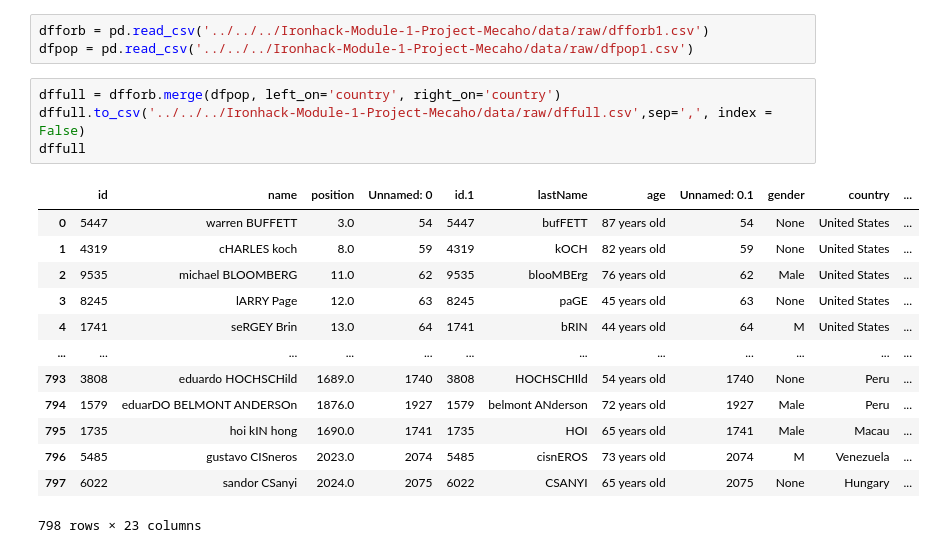
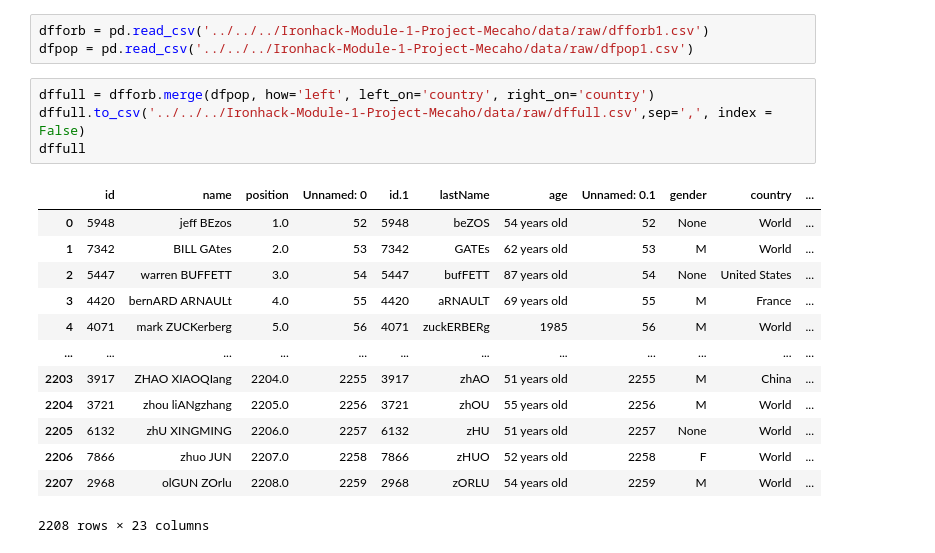
Before and after one commit to COABRIL/Ironhack-Module-1-Project-Mecaho, a Jupyter notebook: notebooks/Adquisition/04 Adquisition DFfull.ipynb, the cells around one changed output. Cells and saved outputs as stored; diff of their text form.

```diff
--- a/notebooks/Adquisition/04 Adquisition DFfull.ipynb
+++ b/notebooks/Adquisition/04 Adquisition DFfull.ipynb
@@ -6,20 +6,20 @@ import numpy as np
 dfforb = pd.read_csv('../../../Ironhack-Module-1-Project-Mecaho/data/raw/dfforb1.csv')
 dfpop = pd.read_csv('../../../Ironhack-Module-1-Project-Mecaho/data/raw/dfpop1.csv')
 # %%
-dffull = dfforb.merge(dfpop, left_on='country', right_on='country')
+dffull = dfforb.merge(dfpop, how='left', left_on='country', right_on='country')
 dffull.to_csv('../../../Ironhack-Module-1-Project-Mecaho/data/raw/dffull.csv',sep=',', index = False)
 dffull
 # %% [output]
 |  | id | name | position | Unnamed: 0 | id.1 | lastName | age | Unnamed: 0.1 | gender | country | ... |
-| 0 | 5447 | warren BUFFETT | 3.0 | 54 | 5447 | bufFETT | 87 years old | 54 | None | United States | ... |
-| 1 | 4319 | cHARLES koch | 8.0 | 59 | 4319 | kOCH | 82 years old | 59 | None | United States | ... |
-| 2 | 9535 | michael BLOOMBERG | 11.0 | 62 | 9535 | blooMBErg | 76 years old | 62 | Male | United States | ... |
-| 3 | 8245 | lARRY Page | 12.0 | 63 | 8245 | paGE | 45 years old | 63 | None | United States | ... |
-| 4 | 1741 | seRGEY Brin | 13.0 | 64 | 1741 | bRIN | 44 years old | 64 | M | United States | ... |
+| 0 | 5948 | jeff BEzos | 1.0 | 52 | 5948 | beZOS | 54 years old | 52 | None | World | ... |
+| 1 | 7342 | BILL GAtes | 2.0 | 53 | 7342 | GATEs | 62 years old | 53 | M | World | ... |
+| 2 | 5447 | warren BUFFETT | 3.0 | 54 | 5447 | bufFETT | 87 years old | 54 | None | United States | ... |
+| 3 | 4420 | bernARD ARNAULt | 4.0 | 55 | 4420 | aRNAULT | 69 years old | 55 | M | France | ... |
+| 4 | 4071 | mark ZUCKerberg | 5.0 | 56 | 4071 | zuckERBERg | 1985 | 56 | M | World | ... |
 | ... | ... | ... | ... | ... | ... | ... | ... | ... | ... | ... | ... |
-| 793 | 3808 | eduardo HOCHSCHild | 1689.0 | 1740 | 3808 | HOCHSCHIld | 54 years old | 1740 | None | Peru | ... |
-| 794 | 1579 | eduarDO BELMONT ANDERSOn | 1876.0 | 1927 | 1579 | belmont ANderson | 72 years old | 1927 | Male | Peru | ... |
-| 795 | 1735 | hoi kIN hong | 1690.0 | 1741 | 1735 | HOI | 65 years old | 1741 | Male | Macau | ... |
-| 796 | 5485 | gustavo CISneros | 2023.0 | 2074 | 5485 | cisnEROS | 73 years old | 2074 | M | Venezuela | ... |
-| 797 | 6022 | sandor CSanyi | 2024.0 | 2075 | 6022 | CSANYI | 65 years old | 2075 | None | Hungary | ... |
+| 2203 | 3917 | ZHAO XIAOQIang | 2204.0 | 2255 | 3917 | zhAO | 51 years old | 2255 | M | China | ... |
+| 2204 | 3721 | zhou liANgzhang | 2205.0 | 2256 | 3721 | zhOU | 55 years old | 2256 | M | World | ... |
+| 2205 | 6132 | zhU XINGMING | 2206.0 | 2257 | 6132 | zHU | 51 years old | 2257 | None | World | ... |
+| 2206 | 7866 | zhuo JUN | 2207.0 | 2258 | 7866 | zHUO | 52 years old | 2258 | F | World | ... |
+| 2207 | 2968 | olGUN ZOrlu | 2208.0 | 2259 | 2968 | zORLU | 54 years old | 2259 | M | World | ... |
-798 rows × 23 columns
+2208 rows × 23 columns
```
Also changed, not shown: parts of 1 cell of this notebook, 4 other files.
